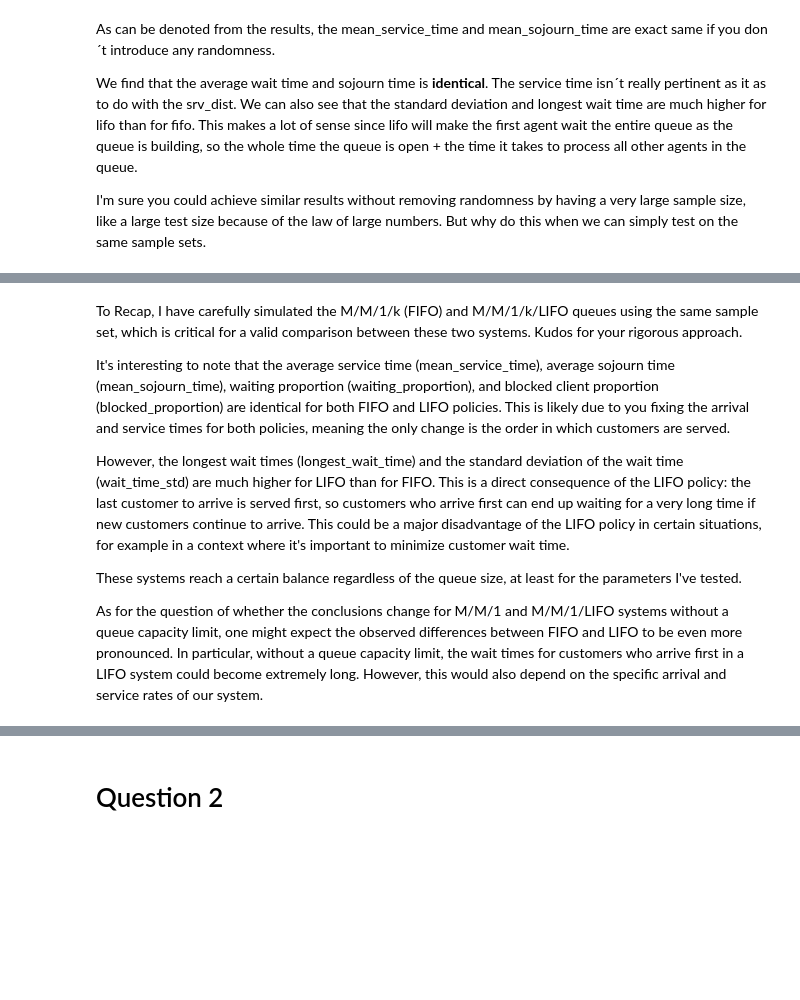
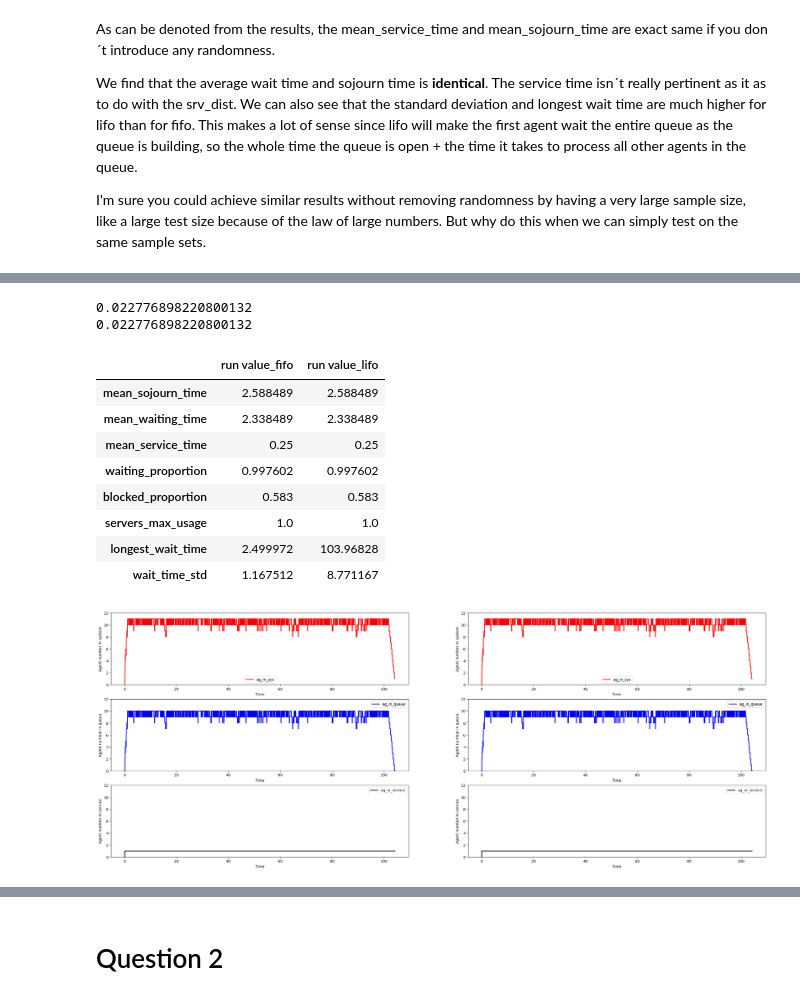
Before and after one commit to TALLEC-Scott/ero2, a Jupyter notebook: Analyse et dimensionnement - Enonce.ipynb, the cells around one changed output, grey strips where cells are left out. Cells and saved outputs as stored; diff of their text form; code cells hidden in the pictures; blank space fills up the shorter version.

Commit message:
add simulates and remove stupid lines from answer

```diff
--- a/Analyse et dimensionnement - Enonce.ipynb
+++ b/Analyse et dimensionnement - Enonce.ipynb
@@ -491,13 +461,19 @@ Current Queue: []
 | longest_wait_time | 2.498004 | 37.401151 |
 | wait_time_std | 0.712511 | 3.199509 |
 [figure]
-# %% [markdown]
-To Recap, I have carefully simulated the M/M/1/k (FIFO) and M/M/1/k/LIFO queues using the same sample set, which is critical for a valid comparison between these two systems. Kudos for your rigorous approach.
-
-It's interesting to note that the average service time (mean_service_time), average sojourn time (mean_sojourn_time), waiting proportion (waiting_proportion), and blocked client proportion (blocked_proportion) are identical for both FIFO and LIFO policies. This is likely due to you fixing the arrival and service times for both policies, meaning the only change is the order in which customers are served.
-
-However, the longest wait times (longest_wait_time) and the standard deviation of the wait time (wait_time_std) are much higher for LIFO than for FIFO. This is a direct consequence of the LIFO policy: the last customer to arrive is served first, so customers who arrive first can end up waiting for a very long time if new customers continue to arrive. This could be a major disadvantage of the LIFO policy in certain situations, for example in a context where it's important to minimize customer wait time.
-
-These systems reach a certain balance regardless of the queue size, at least for the parameters I've tested.
-
-As for the question of whether the conclusions change for M/M/1 and M/M/1/LIFO systems without a queue capacity limit, one might expect the observed differences between FIFO and LIFO to be even more pronounced. In particular, without a queue capacity limit, the wait times for customers who arrive first in a LIFO system could become extremely long. However, this would also depend on the specific arrival and service rates of our system.
+# %%
+# fast arrival speed, slow srv_speed
+simulate(1, 10, 1000, 42, 1./10., 1./4)
+# %% [output]
+0.022776898220800132
+0.022776898220800132
+|  | run value_fifo | run value_lifo |
+| mean_sojourn_time | 2.588489 | 2.588489 |
+| mean_waiting_time | 2.338489 | 2.338489 |
+| mean_service_time | 0.25 | 0.25 |
+| waiting_proportion | 0.997602 | 0.997602 |
+| blocked_proportion | 0.583 | 0.583 |
+| servers_max_usage | 1.0 | 1.0 |
+| longest_wait_time | 2.499972 | 103.96828 |
+| wait_time_std | 1.167512 | 8.771167 |
+[figure, added]
```
Also changed, not shown: parts of 24 cells of this notebook.
